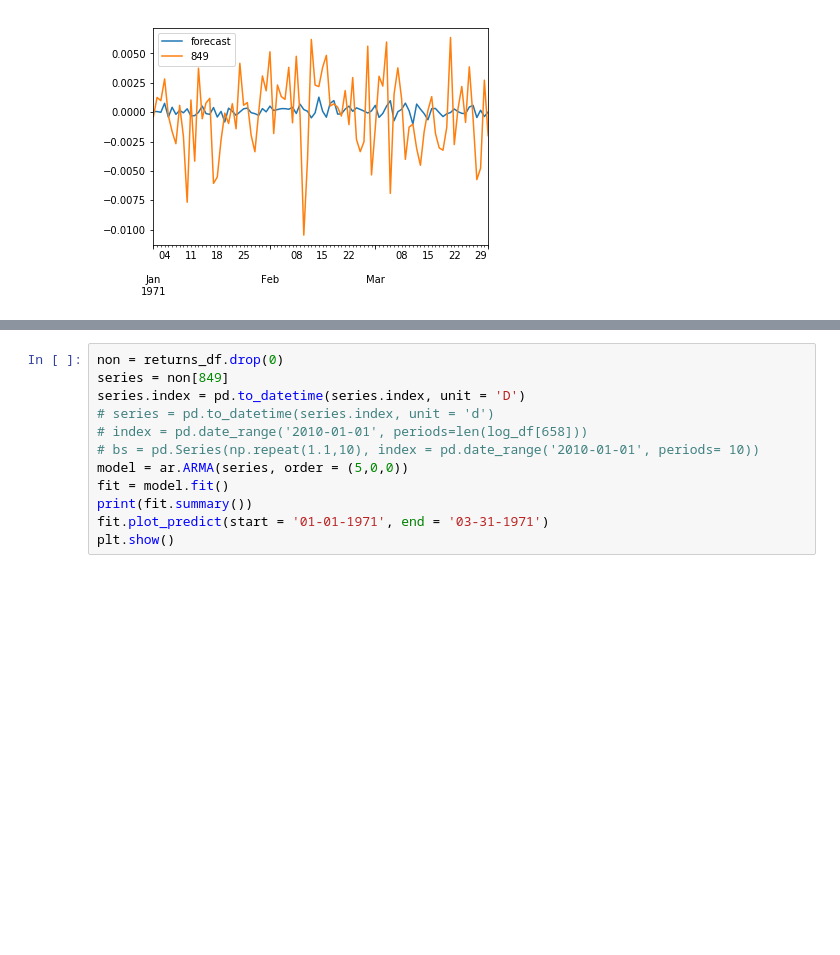
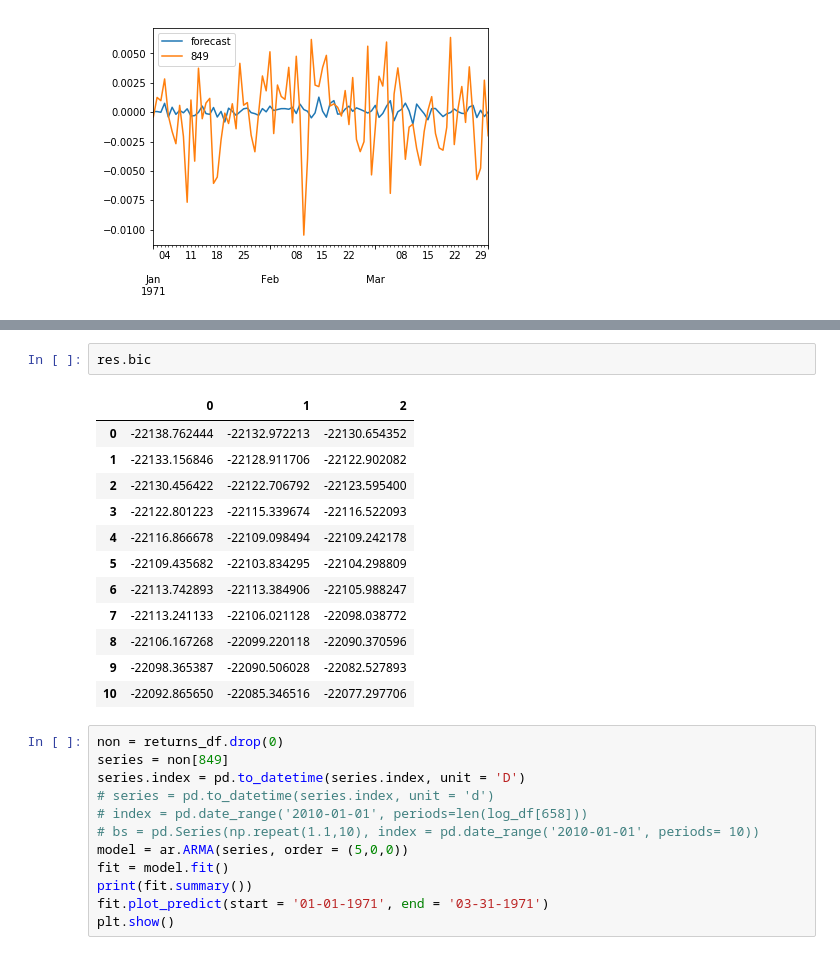
Before and after one commit to aaalexliu/amherst-midwest-2018, a Jupyter notebook: Strat Alex.ipynb, the cells around one changed output, grey strips where cells are left out. Drawn from its saved outputs; the diff is of its cells as text; blank space fills up the shorter version.

```diff
--- a/Strat Alex.ipynb
+++ b/Strat Alex.ipynb
@@ -361,3 +388,18 @@ AR.10           -0.6494           +1.3969j            1.5405            0.3193
+# %%
+res.bic
+# %% [output]
+|  | 0 | 1 | 2 |
+| 0 | -22138.762444 | -22132.972213 | -22130.654352 |
+| 1 | -22133.156846 | -22128.911706 | -22122.902082 |
+| 2 | -22130.456422 | -22122.706792 | -22123.595400 |
+| 3 | -22122.801223 | -22115.339674 | -22116.522093 |
+| 4 | -22116.866678 | -22109.098494 | -22109.242178 |
+| 5 | -22109.435682 | -22103.834295 | -22104.298809 |
+| 6 | -22113.742893 | -22113.384906 | -22105.988247 |
+| 7 | -22113.241133 | -22106.021128 | -22098.038772 |
+| 8 | -22106.167268 | -22099.220118 | -22090.370596 |
+| 9 | -22098.365387 | -22090.506028 | -22082.527893 |
+| 10 | -22092.865650 | -22085.346516 | -22077.297706 |
 # %%
 non = returns_df.drop(0)
 series = non[849]
```
Also changed, not shown: parts of 3 cells of this notebook, 1 other file.
